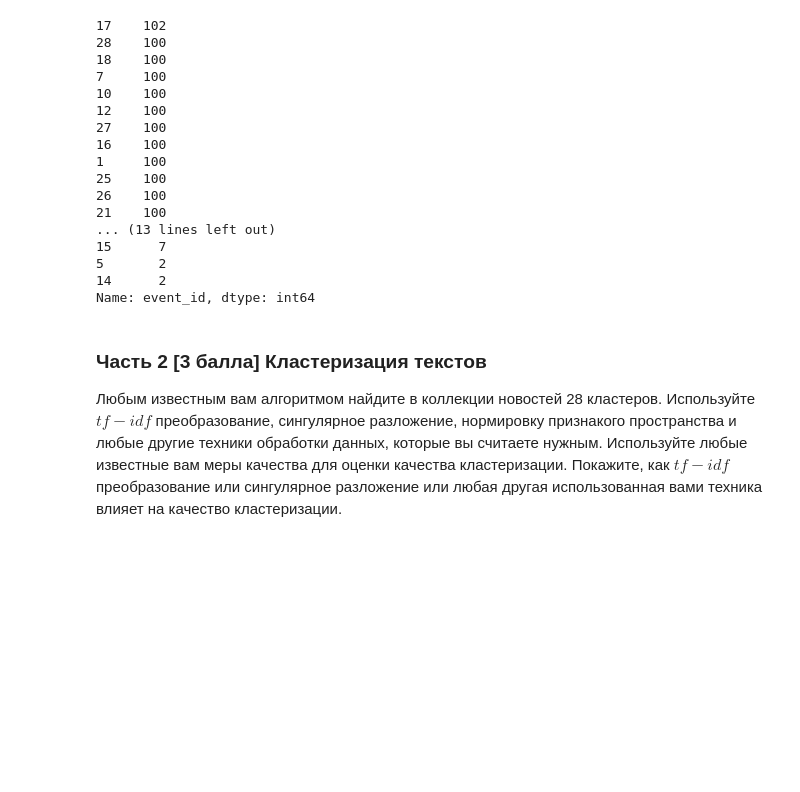
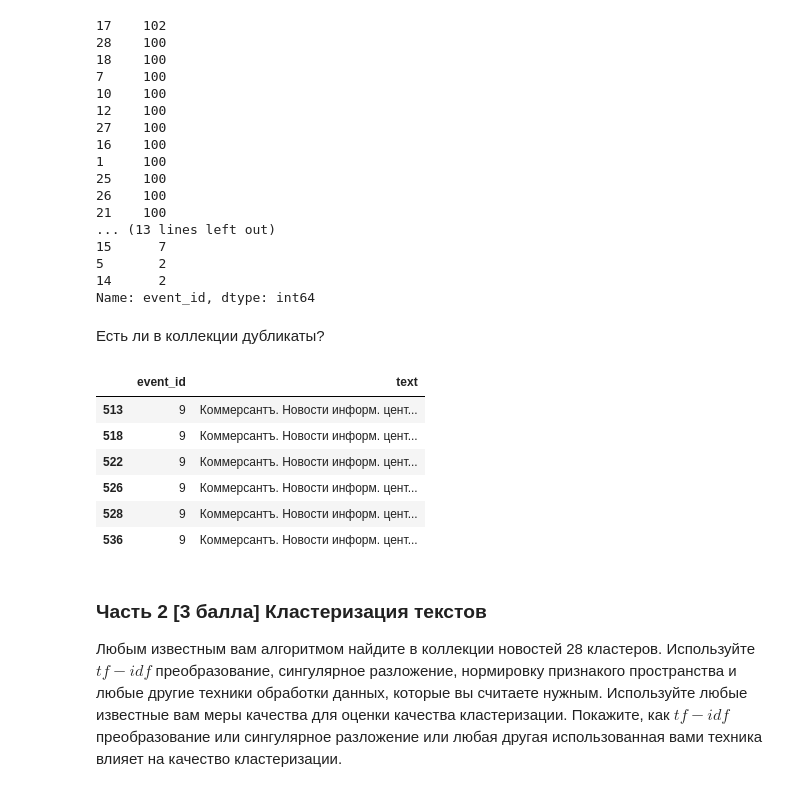
Before and after one commit to artemovae/ML-for-compling, a Jupyter notebook: hw1_clustering/hw1.ipynb, the cells around one changed output. Saved outputs shown, nothing was run; the diff lists cells and outputs as text; code cells hidden in the pictures; blank space fills up the shorter version.

```diff
--- a/hw1_clustering/hw1.ipynb
+++ b/hw1_clustering/hw1.ipynb
@@ -92,6 +138,18 @@ df_news.event_id.value_counts()
 5       2
 14      2
 Name: event_id, dtype: int64
+# %% [markdown]
+Есть ли в коллекции дубликаты?
+# %%
+df_news[df_news.duplicated()]
+# %% [output]
+|  | event_id | text |
+| 513 | 9 | Коммерсантъ. Новости информ. цент... |
+| 518 | 9 | Коммерсантъ. Новости информ. цент... |
+| 522 | 9 | Коммерсантъ. Новости информ. цент... |
+| 526 | 9 | Коммерсантъ. Новости информ. цент... |
+| 528 | 9 | Коммерсантъ. Новости информ. цент... |
+| 536 | 9 | Коммерсантъ. Новости информ. цент... |
 # %% [markdown]
 ### Часть 2 [3 балла] Кластеризация текстов
 Любым известным вам алгоритмом найдите в коллекции новостей 28 кластеров. Используйте $tf-idf$ преобразование, сингулярное разложение, нормировку признакого пространства и любые другие техники обработки данных, которые вы считаете нужным. Используйте любые известные вам меры качества для оценки качества кластеризации. Покажите, как  $tf-idf$ преобразование или сингулярное разложение или любая другая использованная вами техника влияет на качество кластеризации.
```
Also changed, not shown: parts of 27 cells of this notebook.
